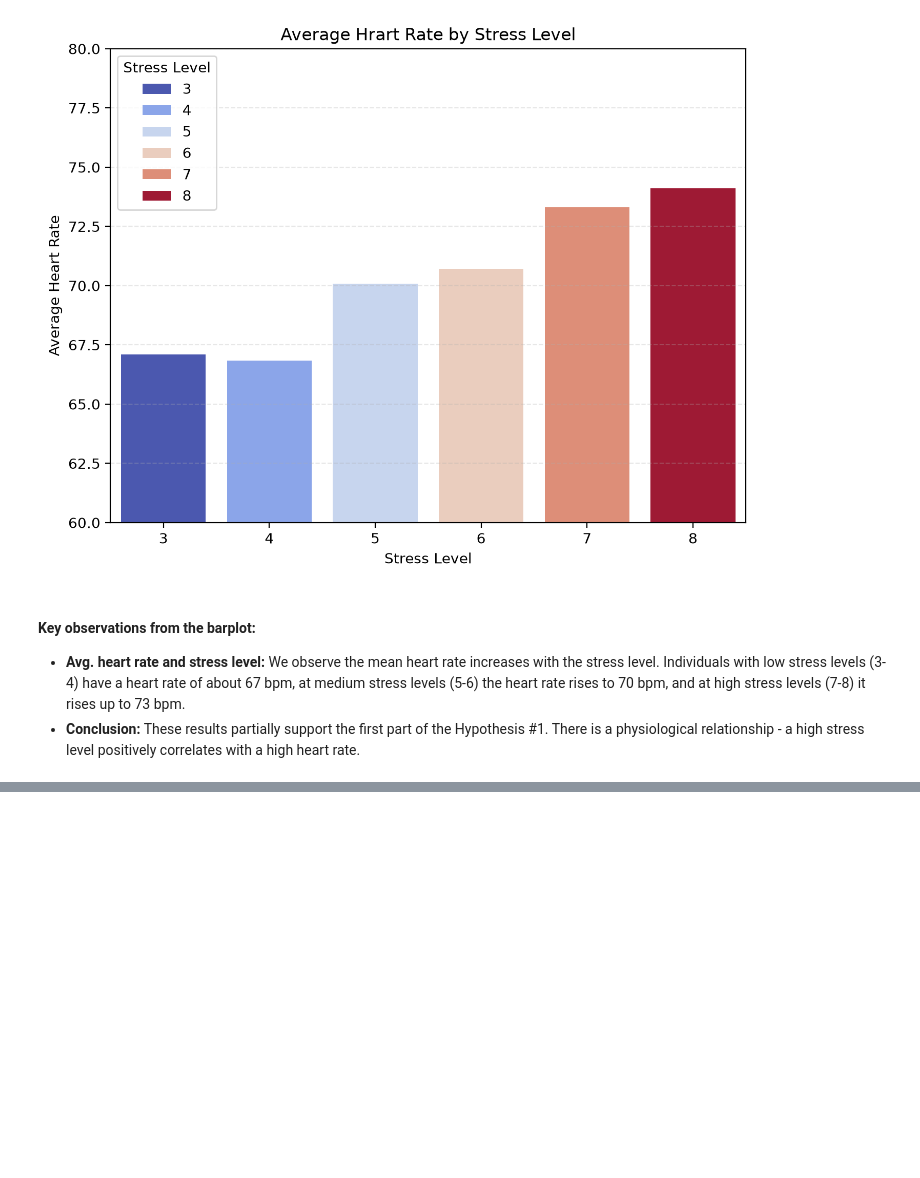
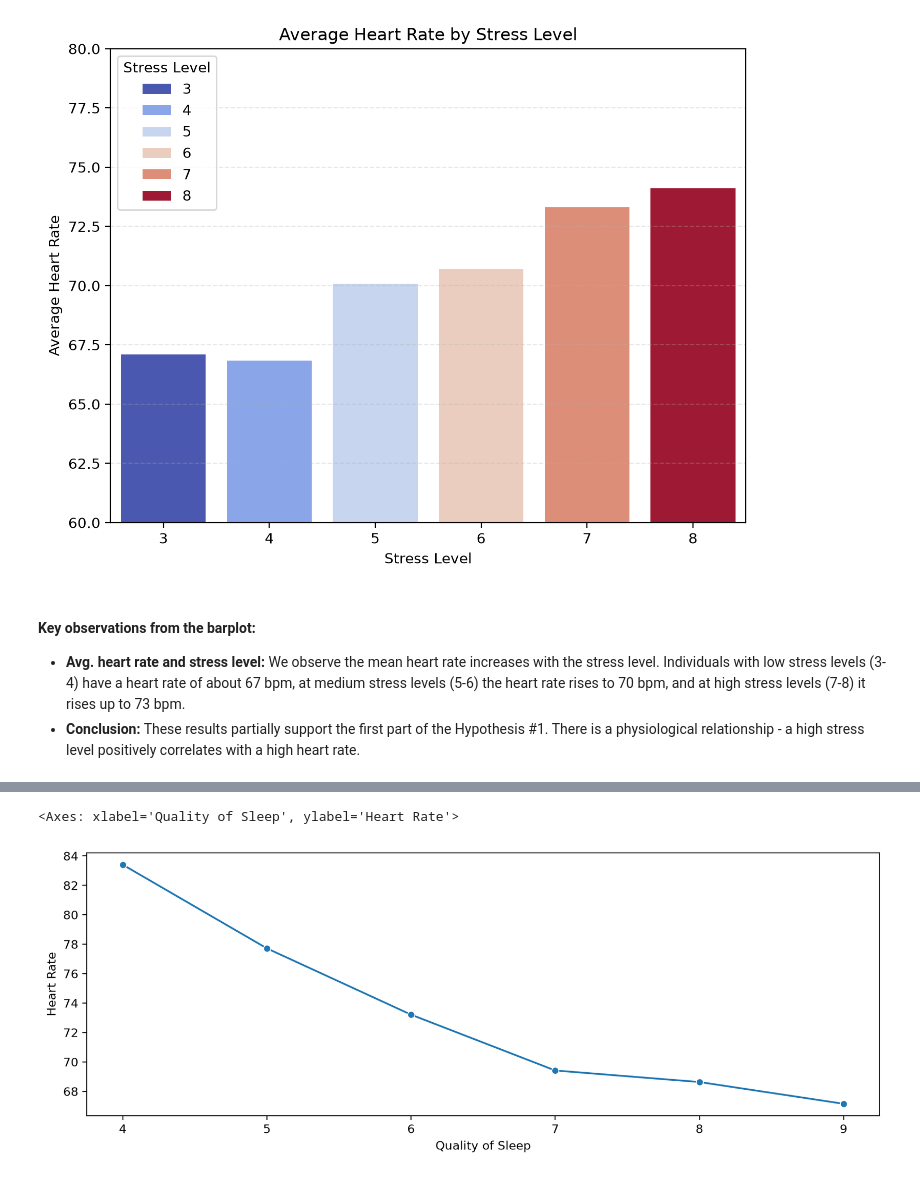
Before and after one commit to SabinaSid/Welness_sleep_analysis, a Jupyter notebook: Notebooks/eda_sleep_analysis.ipynb, the cells around one changed output, grey strips where cells are left out. Cells and saved outputs as stored; diff of their text form; code cells hidden in the pictures; blank space fills up the shorter version.

```diff
--- a/Notebooks/eda_sleep_analysis.ipynb
+++ b/Notebooks/eda_sleep_analysis.ipynb
@@ -153,0 +167,6 @@ plt.grid(True, linestyle='--', alpha=0.3, axis='y')
+# %%
+plt.figure(figsize=(12,4), dpi=200)
+sns.lineplot(data=df, x='Quality of Sleep', y= 'Heart Rate', marker='o', errorbar=None)
+# %% [output]
+<Axes: xlabel='Quality of Sleep', ylabel='Heart Rate'>
+[figure, added]
```
Also changed, not shown: parts of 5 cells of this notebook.
